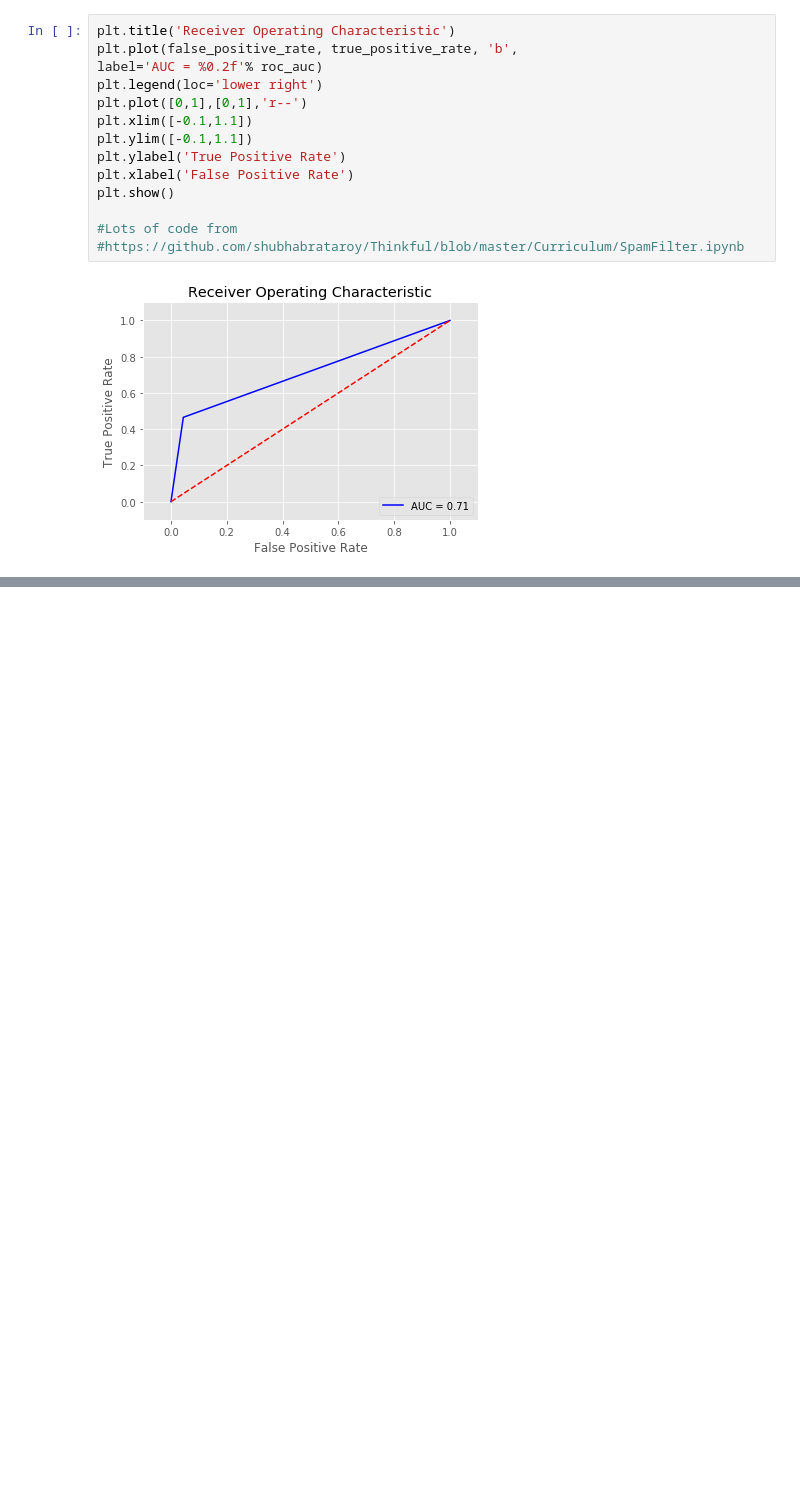
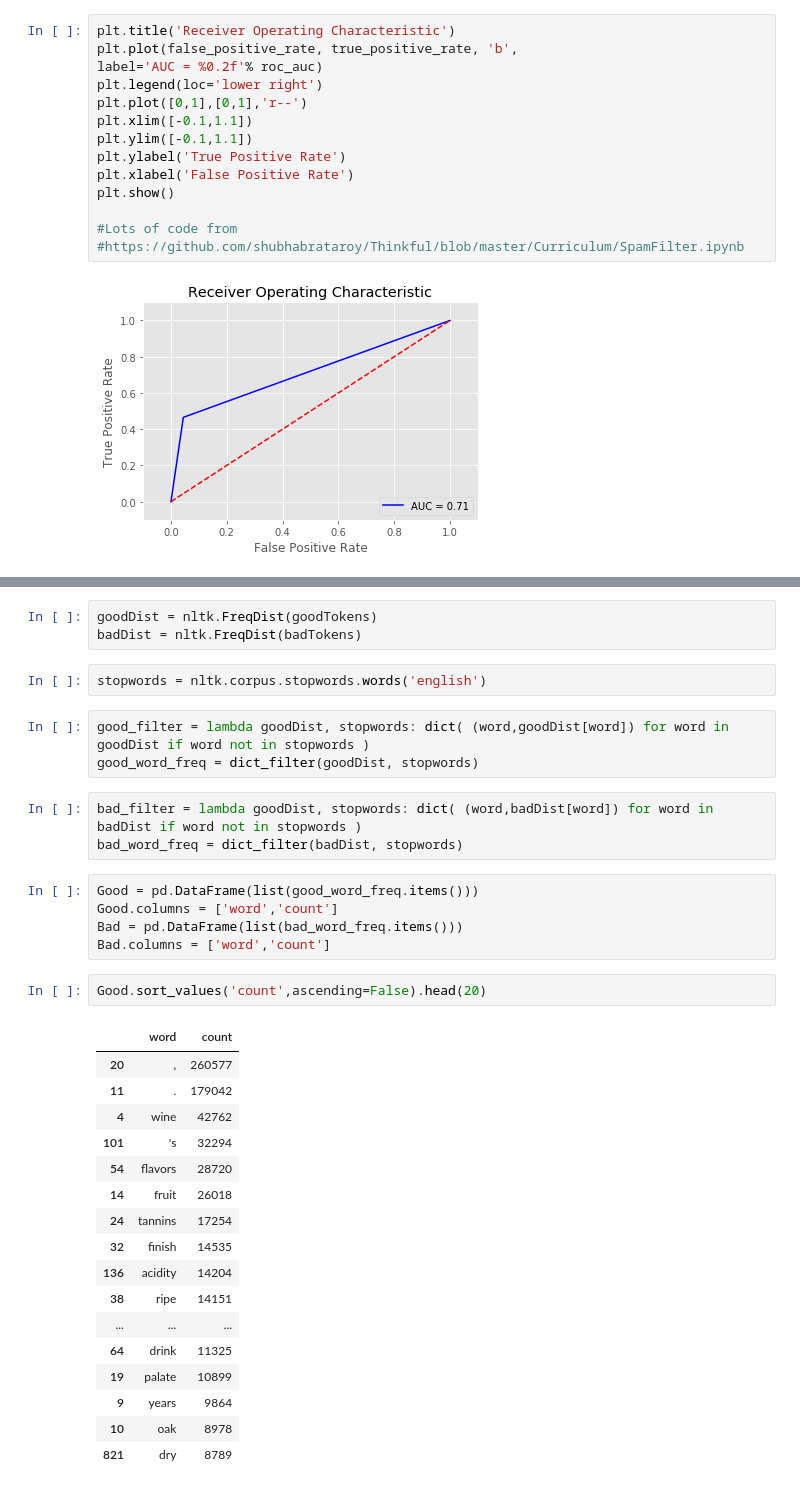
Before and after one commit to stoltzmaniac/wine-reviews-kaggle, a Jupyter notebook: Wine Analysis.ipynb, the cells around one changed output, grey strips where cells are left out. Cells and saved outputs as stored; diff of their text form; blank space fills up the shorter version.

Commit message:
Added most common words

```diff
--- a/Wine Analysis.ipynb
+++ b/Wine Analysis.ipynb
@@ -182,0 +215,36 @@ plt.show()
+# %%
+goodDist = nltk.FreqDist(goodTokens)
+badDist = nltk.FreqDist(badTokens)
+# %%
+stopwords = nltk.corpus.stopwords.words('english')
+# %%
+good_filter = lambda goodDist, stopwords: dict( (word,goodDist[word]) for word in goodDist if word not in stopwords )
+good_word_freq = dict_filter(goodDist, stopwords)
+# %%
+bad_filter = lambda goodDist, stopwords: dict( (word,badDist[word]) for word in badDist if word not in stopwords )
+bad_word_freq = dict_filter(badDist, stopwords)
+# %%
+Good = pd.DataFrame(list(good_word_freq.items()))
+Good.columns = ['word','count']
+Bad = pd.DataFrame(list(bad_word_freq.items()))
+Bad.columns = ['word','count']
+# %%
+Good.sort_values('count',ascending=False).head(20)
+# %% [output]
+|  | word | count |
+| 20 | , | 260577 |
+| 11 | . | 179042 |
+| 4 | wine | 42762 |
+| 101 | 's | 32294 |
+| 54 | flavors | 28720 |
+| 14 | fruit | 26018 |
+| 24 | tannins | 17254 |
+| 32 | finish | 14535 |
+| 136 | acidity | 14204 |
+| 38 | ripe | 14151 |
+| ... | ... | ... |
+| 64 | drink | 11325 |
+| 19 | palate | 10899 |
+| 9 | years | 9864 |
+| 10 | oak | 8978 |
+| 821 | dry | 8789 |
```
Also changed, not shown: parts of 8 cells of this notebook.
